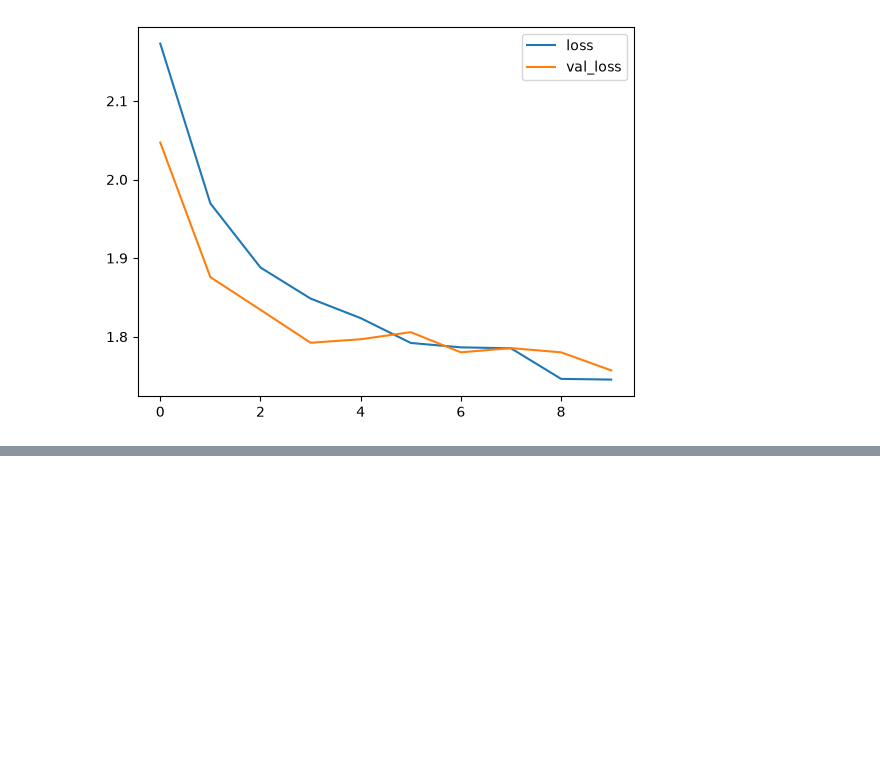
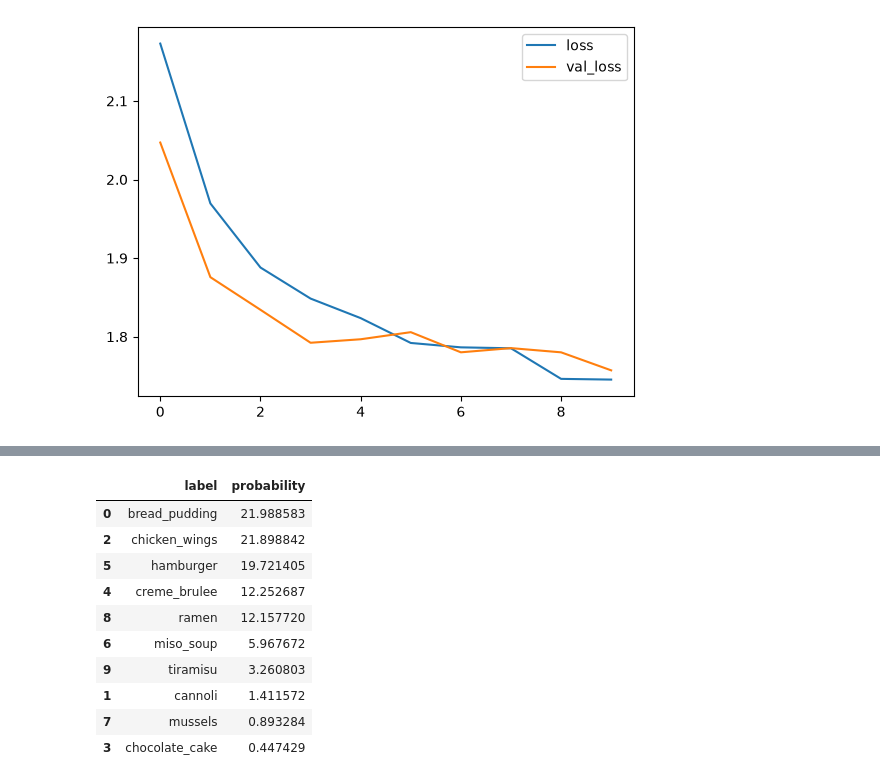
Before and after one commit to RishatTalukder/Deep_Learning_With_Tensorflow, a Jupyter notebook: 4_Convolutional_Neural_network/2_CNN_Multiclass.ipynb, the cells around one changed output, grey strips where cells are left out. Drawn from its saved outputs; the diff is of its cells as text; code cells hidden in the pictures; blank space fills up the shorter version.

```diff
--- a/4_Convolutional_Neural_network/2_CNN_Multiclass.ipynb
+++ b/4_Convolutional_Neural_network/2_CNN_Multiclass.ipynb
@@ -468,0 +514,3 @@ So, one final thing I want to do is test the model on a custom image like I did
+# %%
+prediction = model6.predict(tf.expand_dims(hamburger, axis=0))
+prediction
@@ -468,0 +551,21 @@ So, one final thing I want to do is test the model on a custom image like I did
+# %%
+probabilities = pd.DataFrame(
+    data={
+        'label': training_set.class_names,
+        'probability': prediction[0]*100
+    }
+)
+
+probabilities.sort_values(by='probability', ascending=False)
+# %% [output]
+|  | label | probability |
+| 0 | bread_pudding | 21.988583 |
+| 2 | chicken_wings | 21.898842 |
+| 5 | hamburger | 19.721405 |
+| 4 | creme_brulee | 12.252687 |
+| 8 | ramen | 12.157720 |
+| 6 | miso_soup | 5.967672 |
+| 9 | tiramisu | 3.260803 |
+| 1 | cannoli | 1.411572 |
+| 7 | mussels | 0.893284 |
+| 3 | chocolate_cake | 0.447429 |
```
Also changed, not shown: parts of 13 cells of this notebook, 4 other files.
